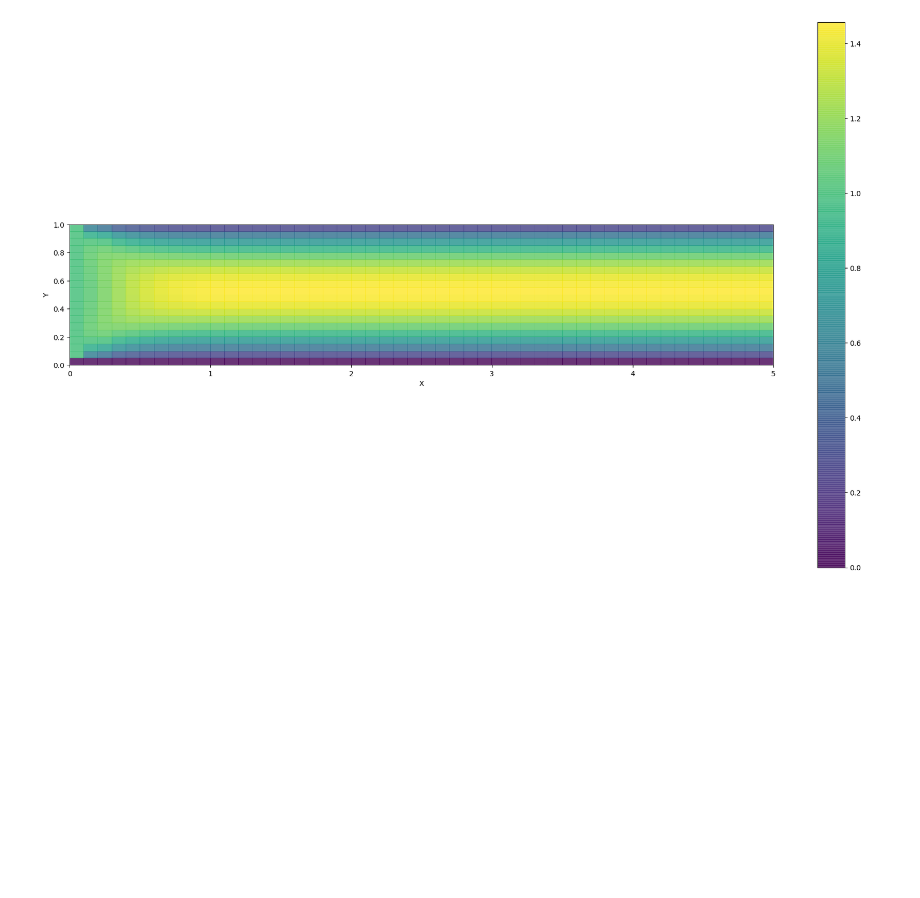
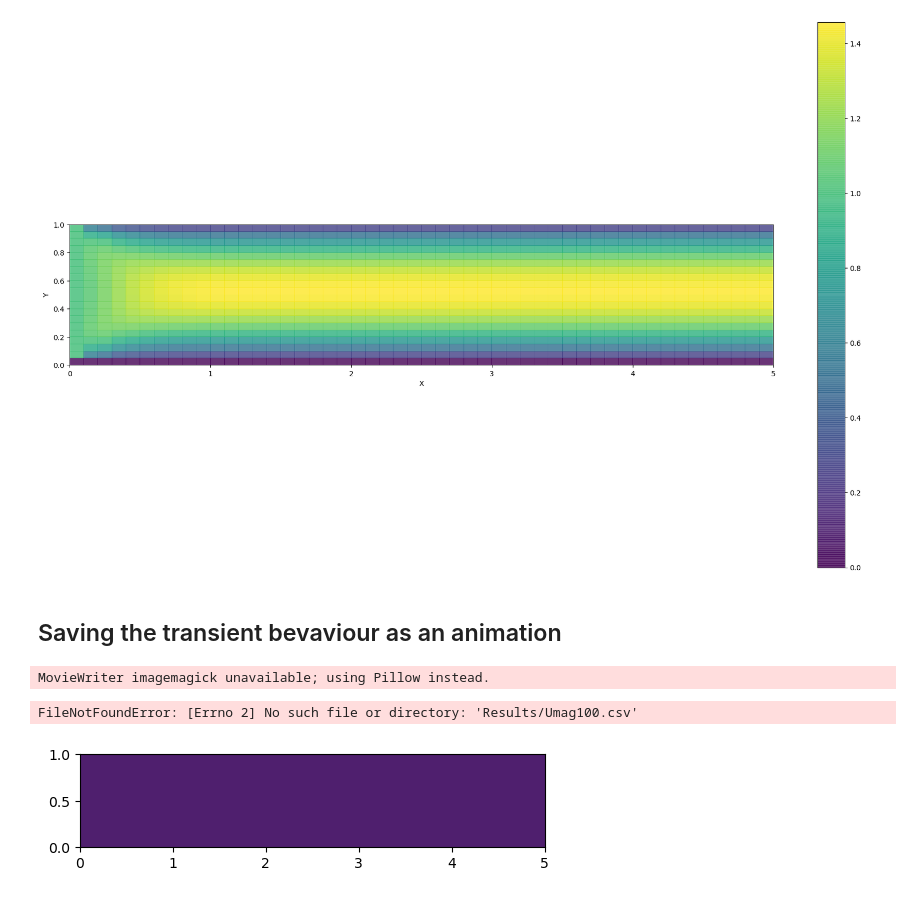
Before and after one commit to subhamkd/NavierStokes2D, a Jupyter notebook: solver_pipe.ipynb, the cells around one changed output. Cells and saved outputs as stored; diff of their text form; code cells hidden in the pictures; blank space fills up the shorter version.

Commit message:
Updated notebooks to save animation

```diff
--- a/solver_pipe.ipynb
+++ b/solver_pipe.ipynb
@@ -120,3 +131,29 @@ ax.set_aspect(1)
 plt.show()
 # %% [output]
 [figure]
+# %% [markdown]
+## Saving the transient bevaviour as an animation
+# %%
+import pandas as pd
+import matplotlib.animation as animation
+
+fig, ax = plt.subplots(dpi=100)
+levels=np.linspace(0,1.5,10)
+def animate(i):
+    tmpName='Umag'+str(i*ds)+'.csv'
+    Tfile=pd.read_csv(r"Results/"+str(tmpName),header=None)
+    Tarr=Tfile.to_numpy()
+    # plotting the temperature field
+    re = plt.contourf(X, Y, Tarr,levels, alpha=0.8, cmap=cm.viridis)
+    #plt.xlabel('X')
+    #plt.ylabel('Y')
+    ax = plt.gca()
+    ax.set_aspect(1)
+    return re
+
+anim = animation.FuncAnimation(fig, animate, frames=nt//ds, repeat=False)
+anim.save(r'Gifs/channel_Umag.gif', writer='imagemagick', fps=10)
+# %% [output]
+MovieWriter imagemagick unavailable; using Pillow instead.
+FileNotFoundError: [Errno 2] No such file or directory: 'Results/Umag100.csv'
+[figure, added]
```
Also changed, not shown: parts of 4 cells of this notebook, 1 other file.
